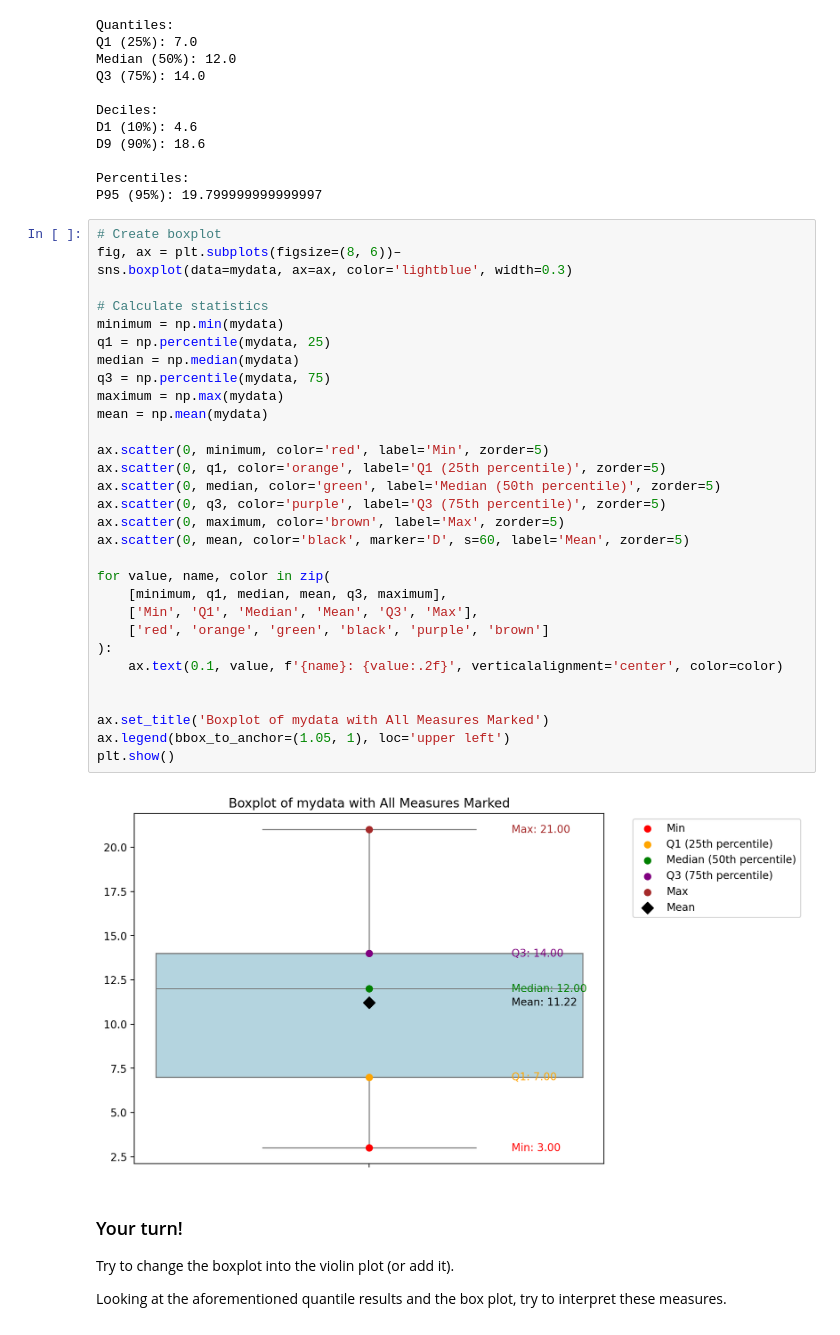
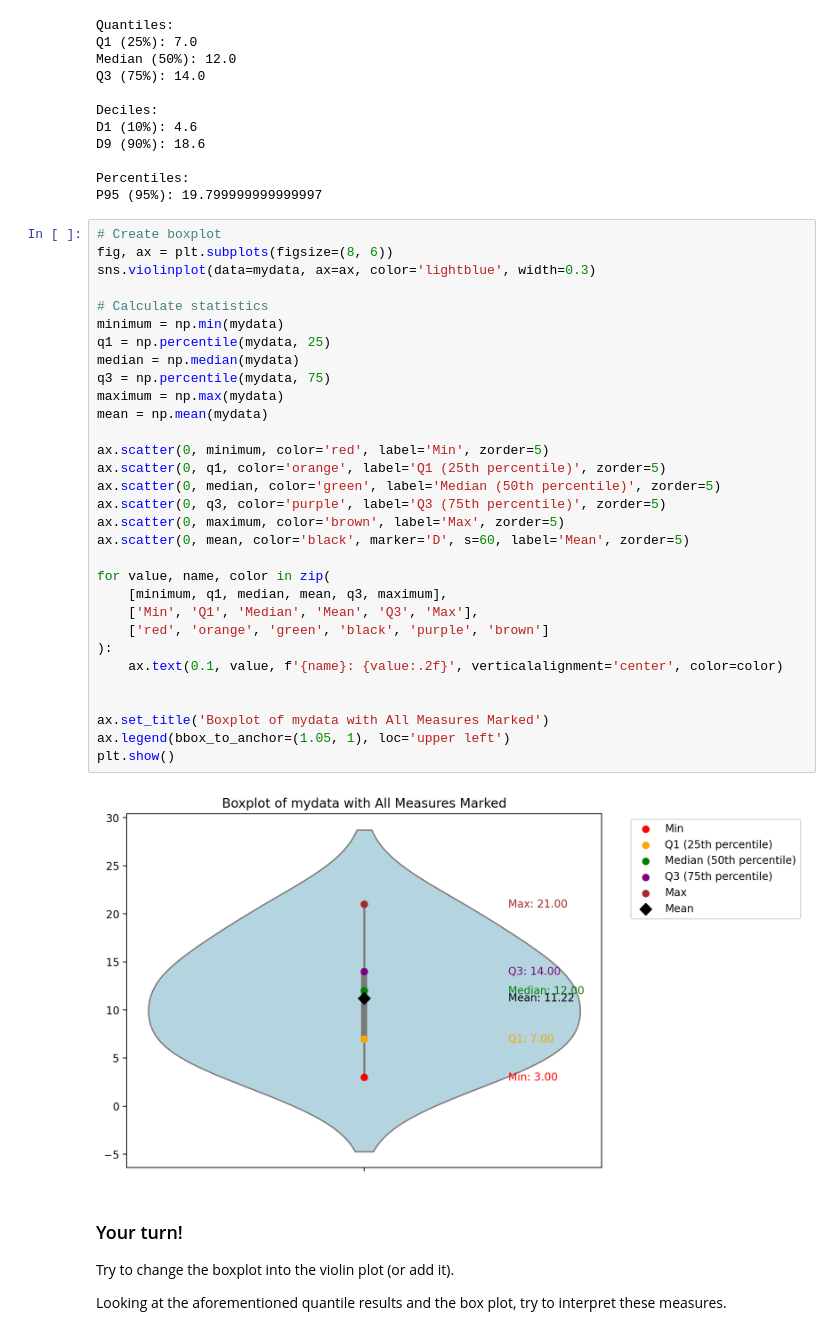
Before and after one commit to an19771/Ds2025, a Jupyter notebook: Exercise8.ipynb, the cells around one changed output. Saved outputs shown, nothing was run; the diff lists cells and outputs as text.

```diff
--- a/Exercise8.ipynb
+++ b/Exercise8.ipynb
@@ -540,37 +554,37 @@ Percentiles:
 P95 (95%): 19.799999999999997
 # %%
 # Create boxplot
-fig, ax = plt.subplots(figsize=(8, 6))–
-sns.boxplot(data=mydata, ax=ax, color='lightblue', width=0.3)
+fig, ax = plt.subplots(figsize=(8, 6))
+sns.violinplot(data=mydata, ax=ax, color='lightblue', width=0.3)
 
 # Calculate statistics
 minimum = np.min(mydata)
 q1 = np.percentile(mydata, 25)
 median = np.median(mydata)
 q3 = np.percentile(mydata, 75)
 maximum = np.max(mydata)
 mean = np.mean(mydata)
 
 ax.scatter(0, minimum, color='red', label='Min', zorder=5)
 ax.scatter(0, q1, color='orange', label='Q1 (25th percentile)', zorder=5)
 ax.scatter(0, median, color='green', label='Median (50th percentile)', zorder=5)
 ax.scatter(0, q3, color='purple', label='Q3 (75th percentile)', zorder=5)
 ax.scatter(0, maximum, color='brown', label='Max', zorder=5)
 ax.scatter(0, mean, color='black', marker='D', s=60, label='Mean', zorder=5)
 
 for value, name, color in zip(
     [minimum, q1, median, mean, q3, maximum],
     ['Min', 'Q1', 'Median', 'Mean', 'Q3', 'Max'],
     ['red', 'orange', 'green', 'black', 'purple', 'brown']
 ):
     ax.text(0.1, value, f'{name}: {value:.2f}', verticalalignment='center', color=color)
 
 
 ax.set_title('Boxplot of mydata with All Measures Marked')
 ax.legend(bbox_to_anchor=(1.05, 1), loc='upper left')
 plt.show()
 # %% [output]
-[figure, old version]
+[figure, new version]
 # %% [markdown]
 ### Your turn!
 
```
Also changed, not shown: parts of 8 cells of this notebook.
